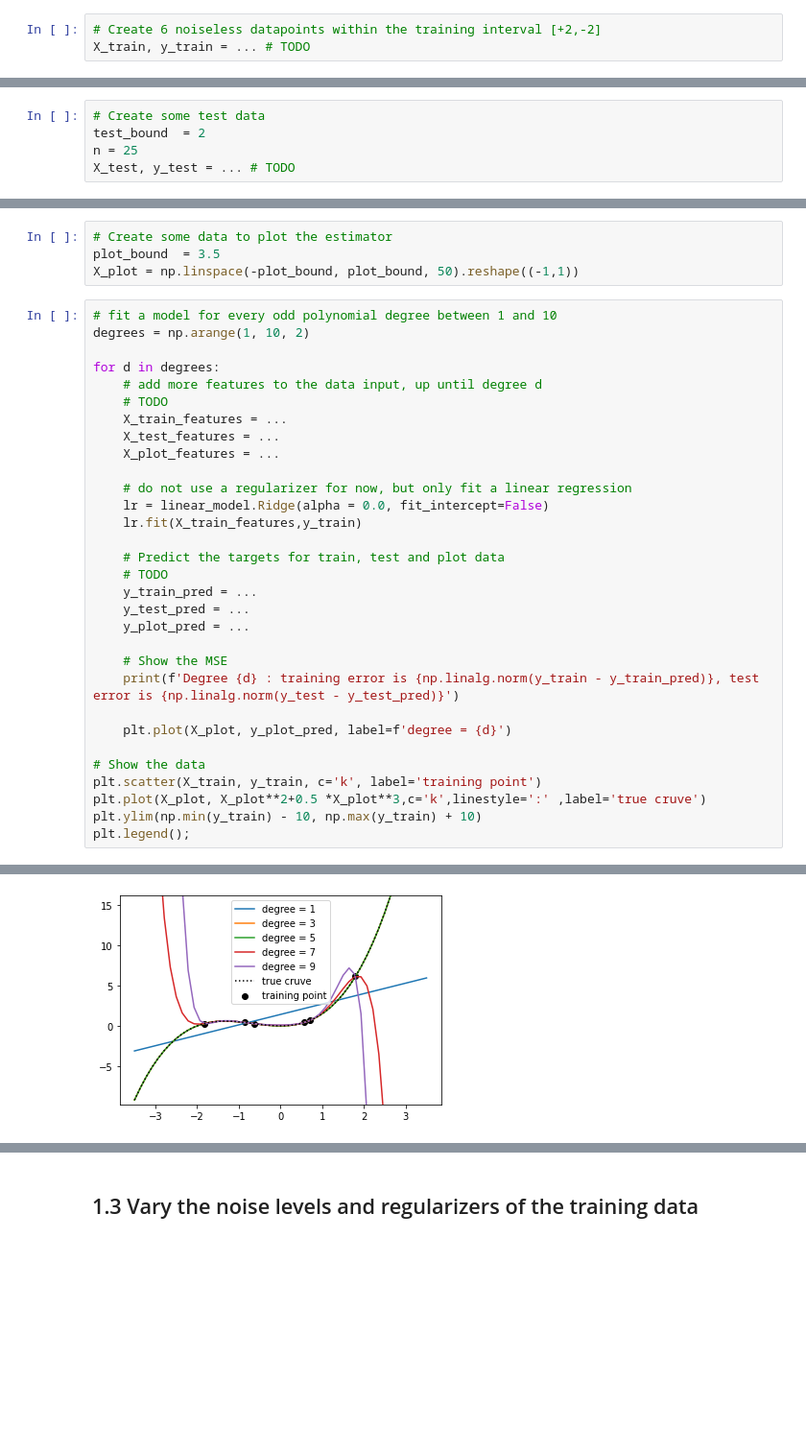
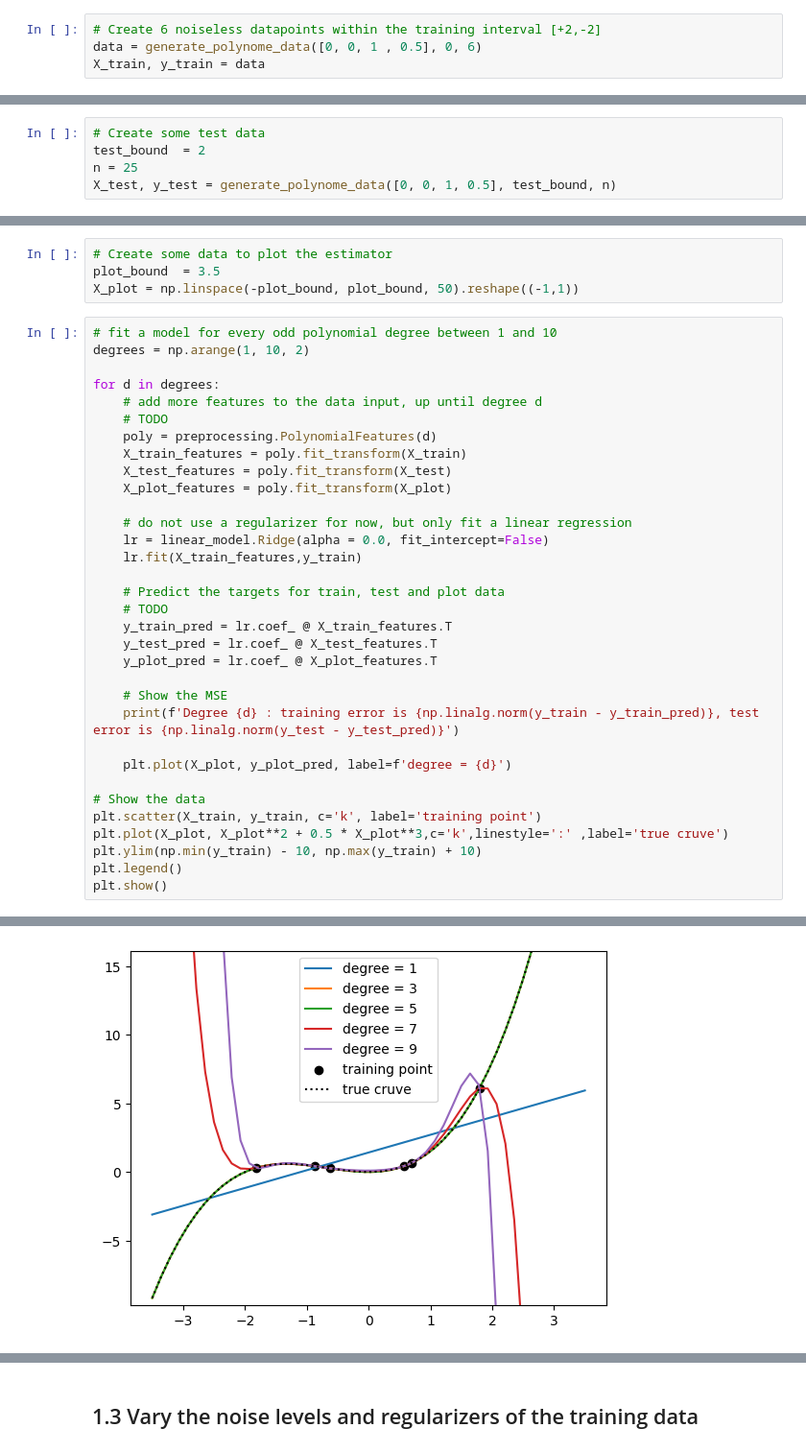
Before and after one commit to davidomanovic/Machine-Learning, a Jupyter notebook: Gradient Descent/ml4phys_exercise4.ipynb, the cells around one changed output, grey strips where cells are left out. Shown: that part at 96% size. Drawn from its saved outputs; the diff is of its cells as text; blank space fills up the shorter version.

```diff
--- a/Gradient Descent/ml4phys_exercise4.ipynb
+++ b/Gradient Descent/ml4phys_exercise4.ipynb
@@ -39,6 +39,7 @@ Generate _noiseless_ points $x_1, ... x_n$ with few samples (say $5 \leqslant n
 Plot the resulting data.
 # %%
 # Create 6 noiseless datapoints within the training interval [+2,-2]
-X_train, y_train = ... # TODO
+data = generate_polynome_data([0, 0, 1 , 0.5], 0, 6)
+X_train, y_train = data
 # %%
 # Show the training data in a scatter plot
@@ -53,7 +55,7 @@ We want to create some data for testing too, say 25 datapoints.
 # Create some test data
 test_bound  = 2
 n = 25
-X_test, y_test = ... # TODO
+X_test, y_test = generate_polynome_data([0, 0, 1, 0.5], test_bound, n)
 # %% [markdown]
 ## 1.2 Polynomials of different degrees as estimator
 Run Linear regression with no regulariser, but generate polynomial features of degree d from the input data $x_i$ using [`PolynomialFeatures`](https://scikit-learn.org/stable/modules/generated/sklearn.preprocessing.PolynomialFeatures.html) from sklearn. This way you can obtain a Polynomial Regression.
@@ -70,9 +72,10 @@ degrees = np.arange(1, 10, 2)
 for d in degrees:
     # add more features to the data input, up until degree d
     # TODO
-    X_train_features = ...
-    X_test_features = ...
-    X_plot_features = ...
+    poly = preprocessing.PolynomialFeatures(d)
+    X_train_features = poly.fit_transform(X_train)
+    X_test_features = poly.fit_transform(X_test)
+    X_plot_features = poly.fit_transform(X_plot)
 
     # do not use a regularizer for now, but only fit a linear regression
     lr = linear_model.Ridge(alpha = 0.0, fit_intercept=False)
@@ -80,9 +83,9 @@ for d in degrees:
 
     # Predict the targets for train, test and plot data
     # TODO
-    y_train_pred = ...
-    y_test_pred = ...
-    y_plot_pred = ...
+    y_train_pred = lr.coef_ @ X_train_features.T
+    y_test_pred = lr.coef_ @ X_test_features.T
+    y_plot_pred = lr.coef_ @ X_plot_features.T
 
     # Show the MSE
     print(f'Degree {d} : training error is {np.linalg.norm(y_train - y_train_pred)}, test error is {np.linalg.norm(y_test - y_test_pred)}')
@@ -91,7 +94,8 @@ for d in degrees:
 
 # Show the data
 plt.scatter(X_train, y_train, c='k', label='training point')
-plt.plot(X_plot, X_plot**2+0.5 *X_plot**3,c='k',linestyle=':' ,label='true cruve')
+plt.plot(X_plot, X_plot**2 + 0.5 * X_plot**3,c='k',linestyle=':' ,label='true cruve')
 plt.ylim(np.min(y_train) - 10, np.max(y_train) + 10)
-plt.legend();
+plt.legend()
+plt.show()
 # %% [output]
@@ -103,3 +107,3 @@ Degree 9 : training error is 8.647098019618493e-15, test error is 0.462531240450
-[figure, old version]
+[figure, new version]
 # %% [markdown]
 1. What curves offer the best fit to the training data?
```
Also changed, not shown: parts of 8 cells of this notebook.
